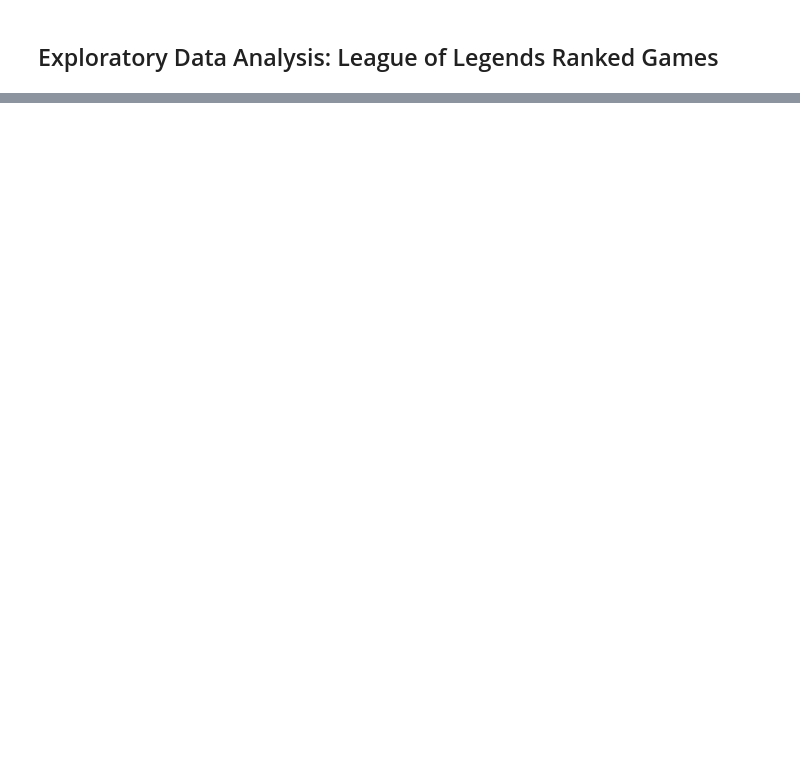
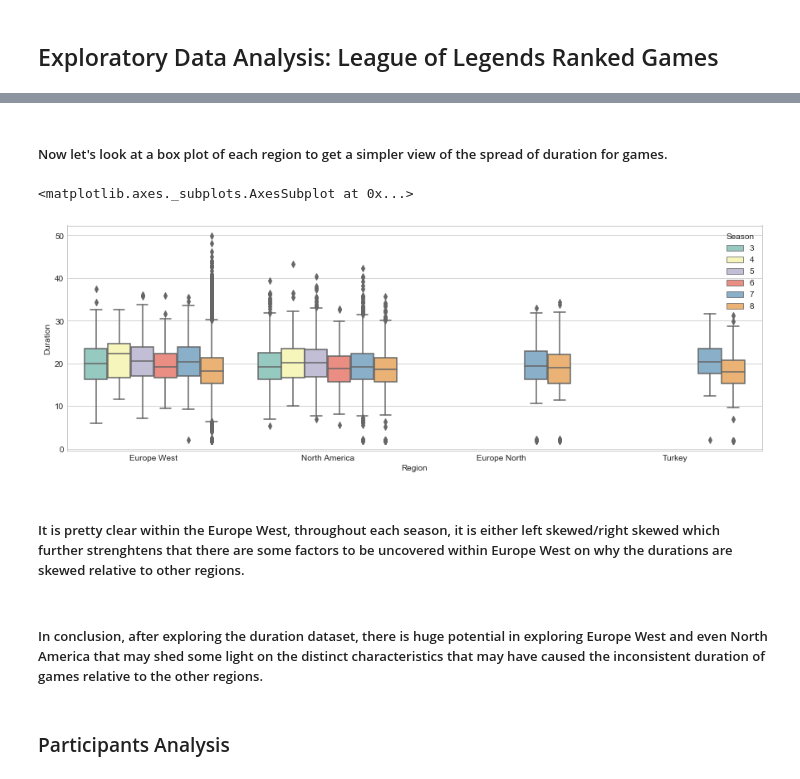
Before and after one commit to hctlee0812/Springboard, a Jupyter notebook: Exploratory Data Analysis.ipynb, the cells around one changed output, grey strips where cells are left out. Saved outputs shown, nothing was run; the diff lists cells and outputs as text; code cells hidden in the pictures; blank space fills up the shorter version.

```diff
--- a/Exploratory Data Analysis.ipynb
+++ b/Exploratory Data Analysis.ipynb
@@ -131,0 +173,14 @@ participants = participants_merged[['matchid']]
+# %% [markdown]
+##### Now let's look at a box plot of each region to get a simpler view of the spread of duration for games.
+# %%
+plt.figure(figsize=(15,5)) # Enlarge size
+sns.boxplot(x="Region", y="Duration", hue= 'Season',data = duration_df, palette="Set3") # Plot boxplots
+# %% [output]
+<matplotlib.axes._subplots.AxesSubplot at 0x...>
+[figure, added]
+# %% [markdown]
+##### It is pretty clear within the Europe West, throughout each season, it is either left skewed/right skewed which further strenghtens that there are some factors to be uncovered within Europe West on why the durations are skewed relative to other regions.
+# %% [markdown]
+##### In conclusion, after exploring the duration dataset, there is huge potential in exploring Europe West and even North America that may shed some light on the distinct characteristics that may have caused the inconsistent duration of games relative to the other regions.
+# %% [markdown]
+### Participants Analysis
```
Also changed, not shown: parts of 64 cells of this notebook.
